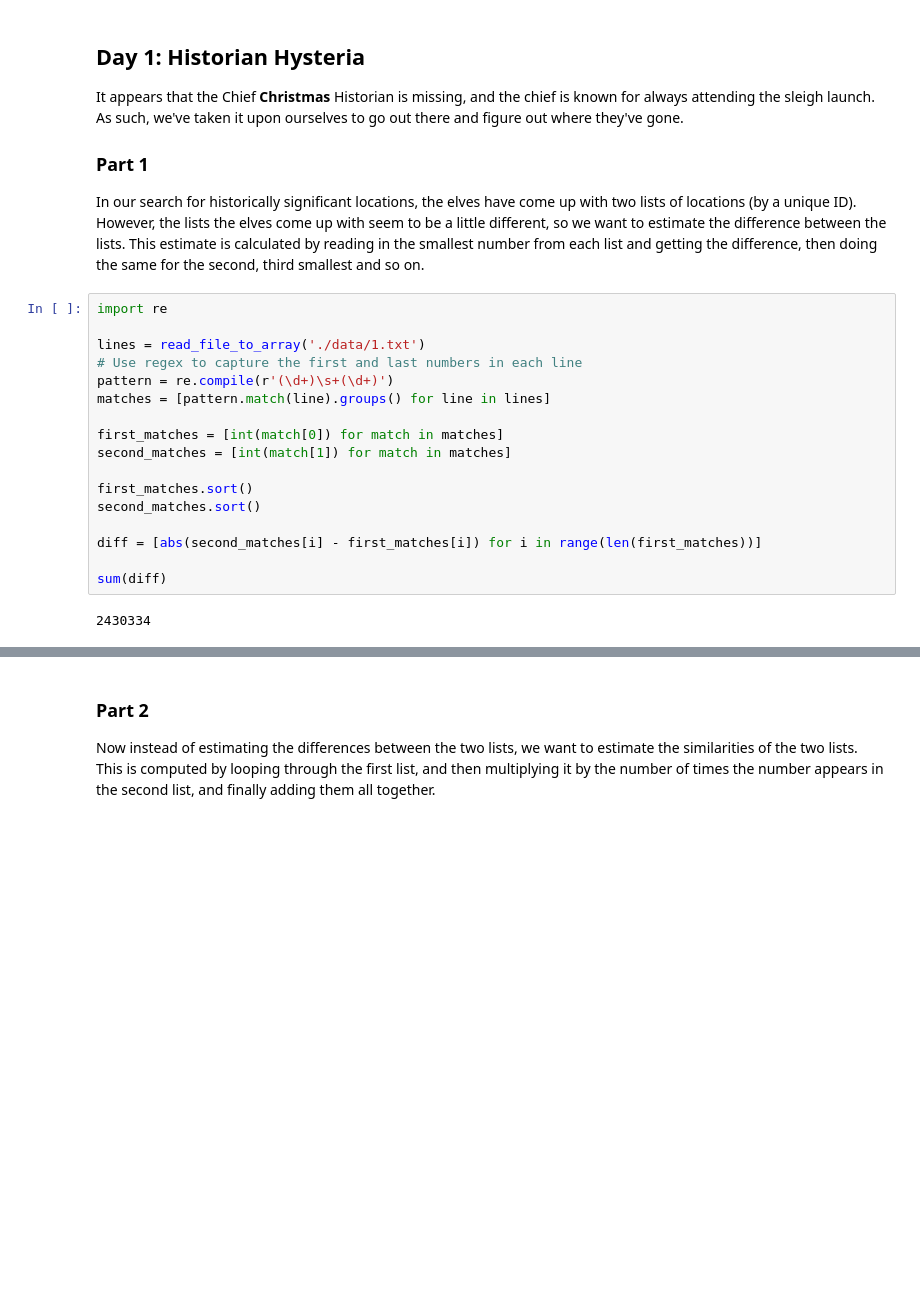
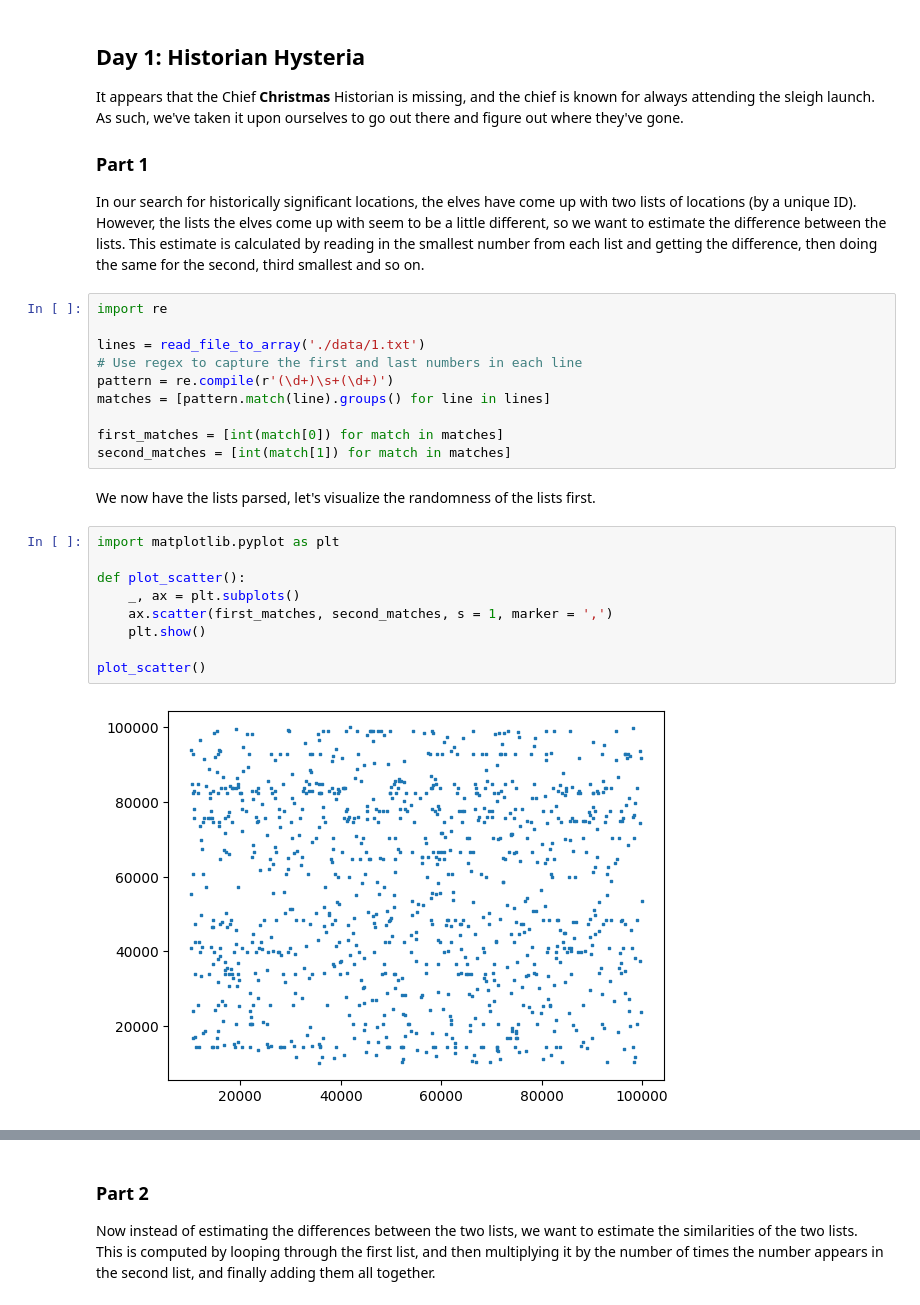
Before and after one commit to 10jmellott/AdventOfCode2024, a Jupyter notebook: README.ipynb, the cells around one changed output, grey strips where cells are left out. Saved outputs shown, nothing was run; the diff lists cells and outputs as text; blank space fills up the shorter version.

Commit message:
Add some flair to the coding challenges with some plots

```diff
--- a/README.ipynb
+++ b/README.ipynb
@@ -29,12 +29,16 @@ matches = [pattern.match(line).groups() for line in lines]
 
 first_matches = [int(match[0]) for match in matches]
 second_matches = [int(match[1]) for match in matches]
-
-first_matches.sort()
-second_matches.sort()
-
-diff = [abs(second_matches[i] - first_matches[i]) for i in range(len(first_matches))]
-
-sum(diff)
-# %% [output]
-2430334
+# %% [markdown]
+We now have the lists parsed, let's visualize the randomness of the lists first.
+# %%
+import matplotlib.pyplot as plt
+
+def plot_scatter():
+    _, ax = plt.subplots()
+    ax.scatter(first_matches, second_matches, s = 1, marker = ',')
+    plt.show()
+
+plot_scatter()
+# %% [output]
+[figure, added]
```
Also changed, not shown: parts of 9 cells of this notebook, 4 other files.
